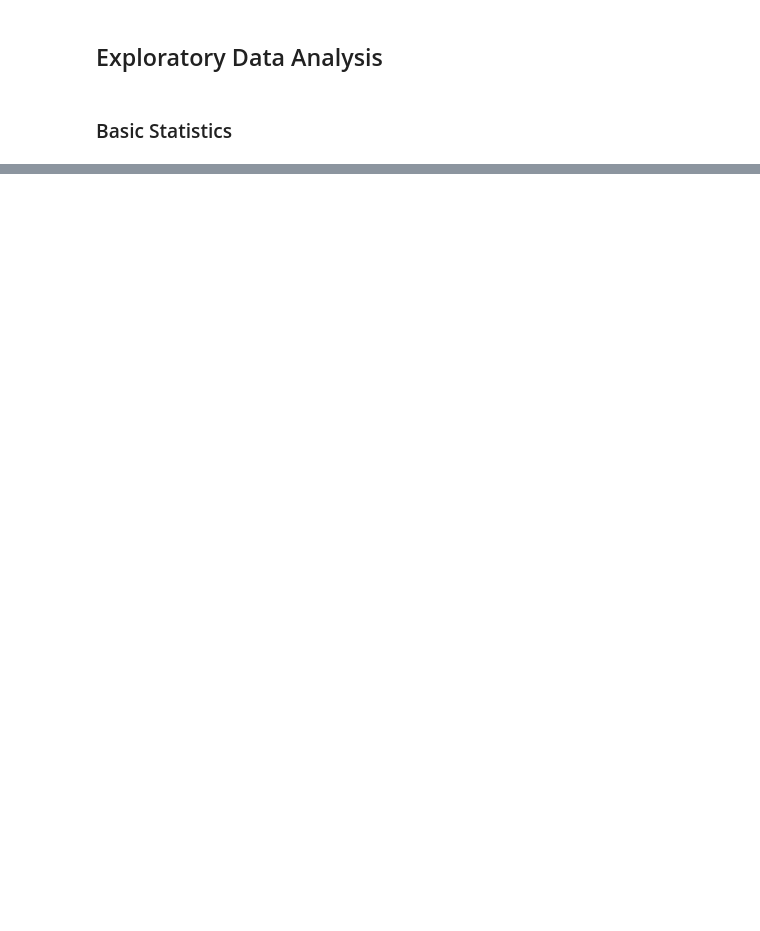
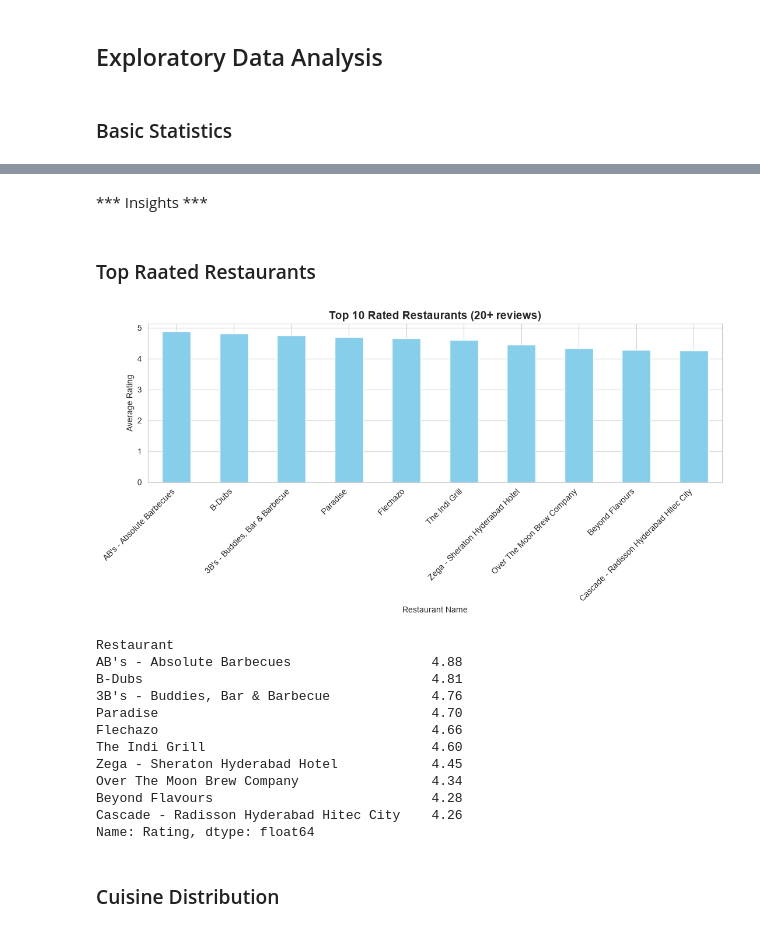
Before and after one commit to Engineer-purvesh18/Zomato-Analysis, a Jupyter notebook: Zomato_EDA.ipynb, the cells around one changed output, grey strips where cells are left out. Drawn from its saved outputs; the diff is of its cells as text; code cells hidden in the pictures; blank space fills up the shorter version.

```diff
--- a/Zomato_EDA.ipynb
+++ b/Zomato_EDA.ipynb
@@ -205,0 +259,42 @@ Unmatched rows after merge: 0
+# %% [markdown]
+*** Insights ***
+# %% [markdown]
+### Top Raated Restaurants
+# %%
+# Top 10 rated restaurants based on average rating (restricted to restaurants with a
+# meaningful number of reviews, so a single 5-star review doesn't misleadingly top the list)
+review_counts_per_restaurant = reviews_df['Restaurant'].value_counts()
+eligible_restaurants = review_counts_per_restaurant[review_counts_per_restaurant >= 20].index
+
+top_rated = (reviews_df[reviews_df['Restaurant'].isin(eligible_restaurants)]
+             .groupby('Restaurant')['Rating']
+             .mean()
+             .sort_values(ascending=False)
+             .head(10))
+
+fig, ax = plt.subplots(figsize=(11, 5.5))
+top_rated.plot(kind='bar', color='skyblue', ax=ax)
+ax.set_title('Top 10 Rated Restaurants (20+ reviews)', fontsize=14, fontweight='bold')
+ax.set_ylabel('Average Rating')
+ax.set_xlabel('Restaurant Name')
+plt.xticks(rotation=45, ha='right')
+plt.tight_layout()
+plt.show()
+
+top_rated.round(2)
+# %% [output]
+[figure, added]
+Restaurant
+AB's - Absolute Barbecues                  4.88
+B-Dubs                                     4.81
+3B's - Buddies, Bar & Barbecue             4.76
+Paradise                                   4.70
+Flechazo                                   4.66
+The Indi Grill                             4.60
+Zega - Sheraton Hyderabad Hotel            4.45
+Over The Moon Brew Company                 4.34
+Beyond Flavours                            4.28
+Cascade - Radisson Hyderabad Hitec City    4.26
+Name: Rating, dtype: float64
+# %% [markdown]
+### Cuisine Distribution
```
Also changed, not shown: parts of 5 cells of this notebook.
